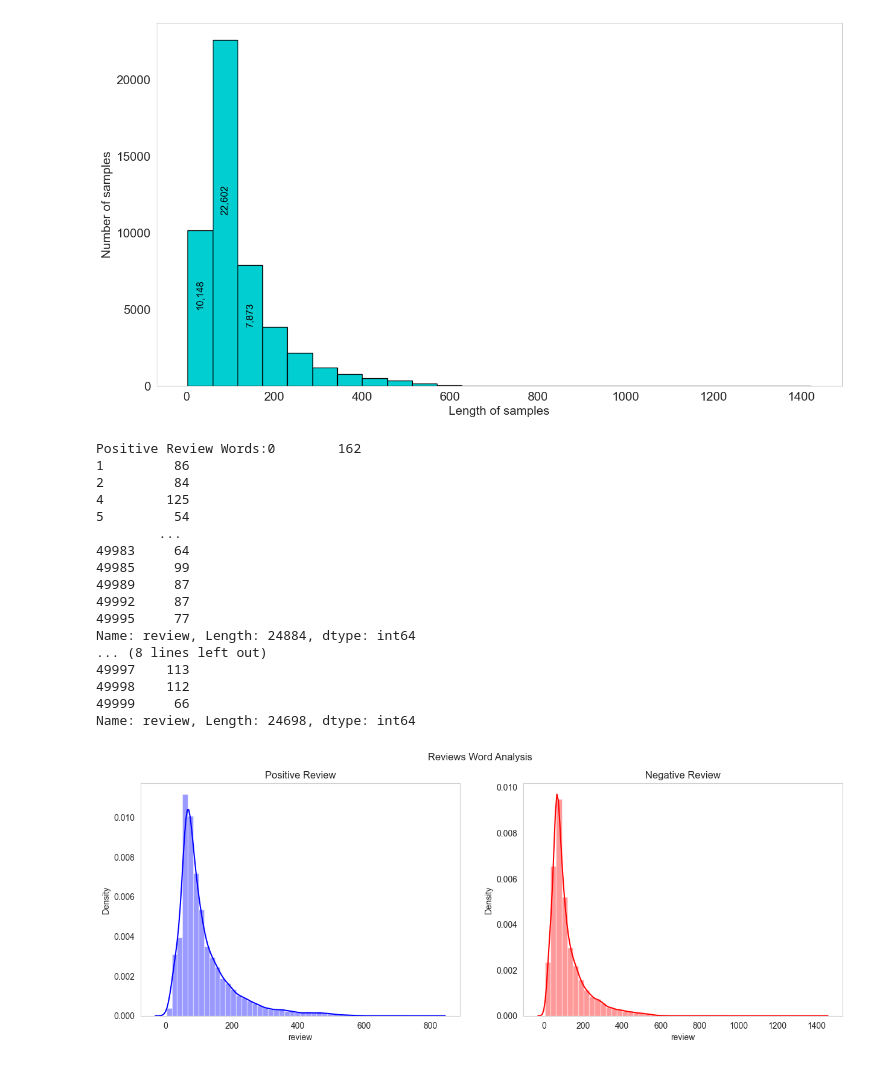
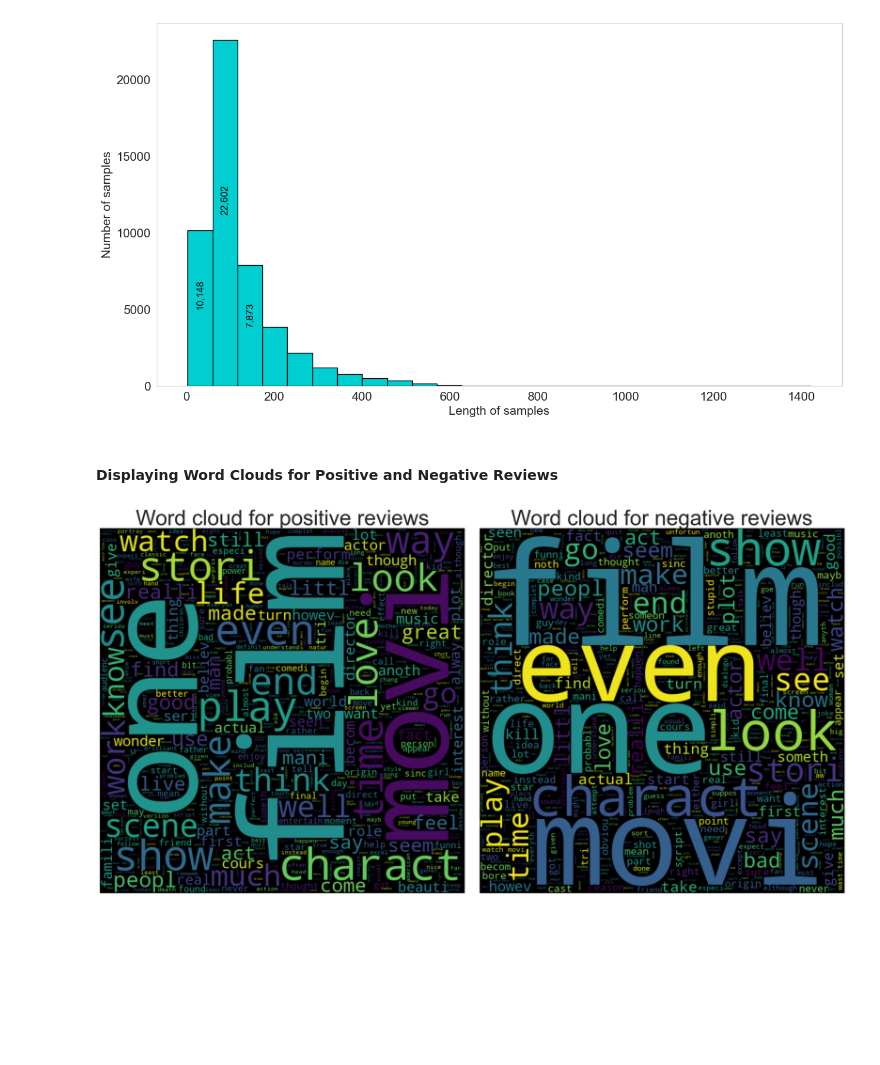
Before and after one commit to spouli/DeepLearning, a Jupyter notebook: Data_preprocessing_notebook.ipynb, the cells around one changed output. Drawn from its saved outputs; the diff is of its cells as text; code cells hidden in the pictures; blank space fills up the shorter version.

```diff
--- a/Data_preprocessing_notebook.ipynb
+++ b/Data_preprocessing_notebook.ipynb
@@ -476,50 +474,33 @@ for i, rect in enumerate(plt.gca().patches[:3]):
 plt.show()
 # %% [output]
 [figure]
-# %%
-#Analyse the count of words in each segment- both positive and negative reviews
-#Function for checking word length
-def cal_len(data):
-    return len(data)
-
-#Create generic plotter with Seaborn
-def plot_count(count_ones,count_zeros,title_1,title_2,subtitle):
-    fig,(ax1,ax2)=plt.subplots(1,2,figsize=(15,5))
-    sns.distplot(count_zeros,ax=ax1,color='Blue')
-    ax1.set_title(title_1)
-    sns.distplot(count_ones,ax=ax2,color='Red')
-    ax2.set_title(title_2)
-    fig.suptitle(subtitle)
-    plt.show()
-
-
-
-count_good = reviews_data[reviews_data['sentiment'] == 1]
-count_bad = reviews_data[reviews_data['sentiment'] == 0]
-
-count_good_words=count_good['review'].str.split().apply(lambda reviews_data:cal_len(reviews_data))
-count_bad_words=count_bad['review'].str.split().apply(lambda reviews_data:cal_len(reviews_data))
-
-print("Positive Review Words:" + str(count_good_words))
-print("Negative Review Words:" + str(count_bad_words))
-
-plot_count(count_good_words,count_bad_words,"Positive Review","Negative Review","Reviews Word Analysis")
-# %% [output]
-Positive Review Words:0        162
-1         86
-2         84
-4        125
-5         54
-        ...
-49983     64
-49985     99
-49989     87
-49992     87
-49995     77
-Name: review, Length: 24884, dtype: int64
-... (8 lines left out)
-49997    113
-49998    112
-49999     66
-Name: review, Length: 24698, dtype: int64
-[figure, removed]
+# %% [markdown]
+#### Displaying Word Clouds for Positive and Negative Reviews
+# %%
+# Extracting positive reviews and converting them into a string
+positive_review = reviews_data[reviews_data.sentiment == 1]["review"]
+positive_review_string = ' '.join(positive_review)
+
+# Extracting negative reviews and converting them into a string
+negative_data = reviews_data[reviews_data.sentiment == 0]['review']
+negative_data_string = ' '.join(negative_data)
+
+# Creating a figure with two subplots
+fig, axes = plt.subplots(1, 2, figsize=(20, 10))
+
+# Positive Reviews Word Cloud
+wc_positive = WordCloud(max_words=1200, width=600, height=600, background_color="black").generate(positive_review_string)
+axes[0].imshow(wc_positive, interpolation='bilinear')
+axes[0].axis('off')
+axes[0].set_title("Word cloud for positive reviews", fontsize=40)
+
+# Negative Reviews Word Cloud
+wc_negative = WordCloud(max_words=2000, width=600, height=600, background_color="black").generate(negative_data_string)
+axes[1].imshow(wc_negative, interpolation='bilinear')
+axes[1].axis('off')
+axes[1].set_title("Word cloud for negative reviews", fontsize=40)
+
+plt.tight_layout()
+plt.show()
+# %% [output]
+[figure, added]
```
Also changed, not shown: parts of 8 cells of this notebook.
